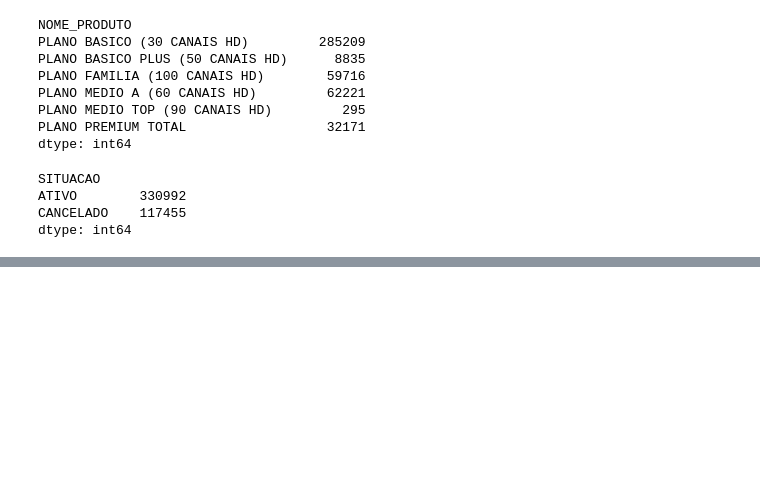
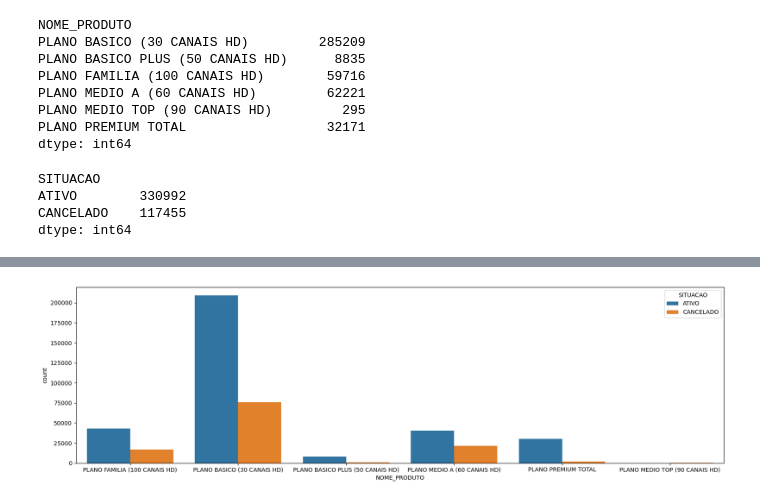
Before and after one commit to MigueHMC/ML_Prevision, a Jupyter notebook: project.ipynb, the cells around one changed output, grey strips where cells are left out. Saved outputs shown, nothing was run; the diff lists cells and outputs as text; code cells hidden in the pictures; blank space fills up the shorter version.

```diff
--- a/project.ipynb
+++ b/project.ipynb
@@ -162,0 +181,7 @@ dtype: int64
+# %%
+plt.rcParams["figure.figsize"] = [17.00, 5.00]
+plt.rcParams["figure.autolayout"] = True
+sns.countplot(data = df_original, x = "NOME_PRODUTO", hue = "SITUACAO")
+plt.show()
+# %% [output]
+[figure, added]
```
Also changed, not shown: parts of 3 cells of this notebook.
